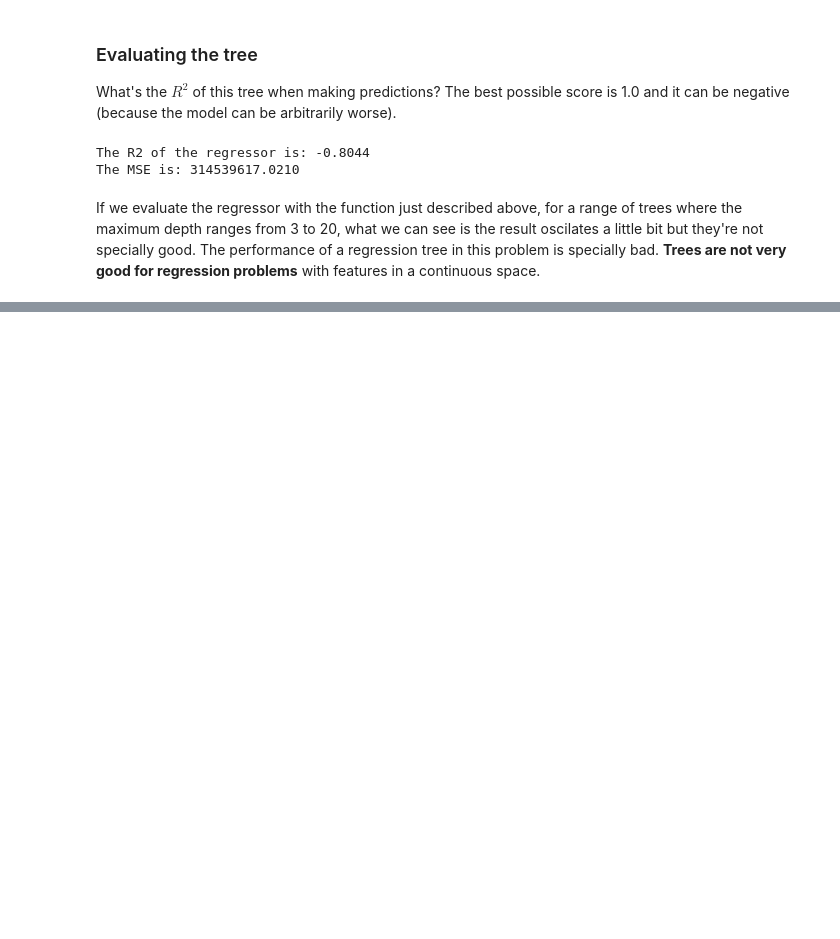
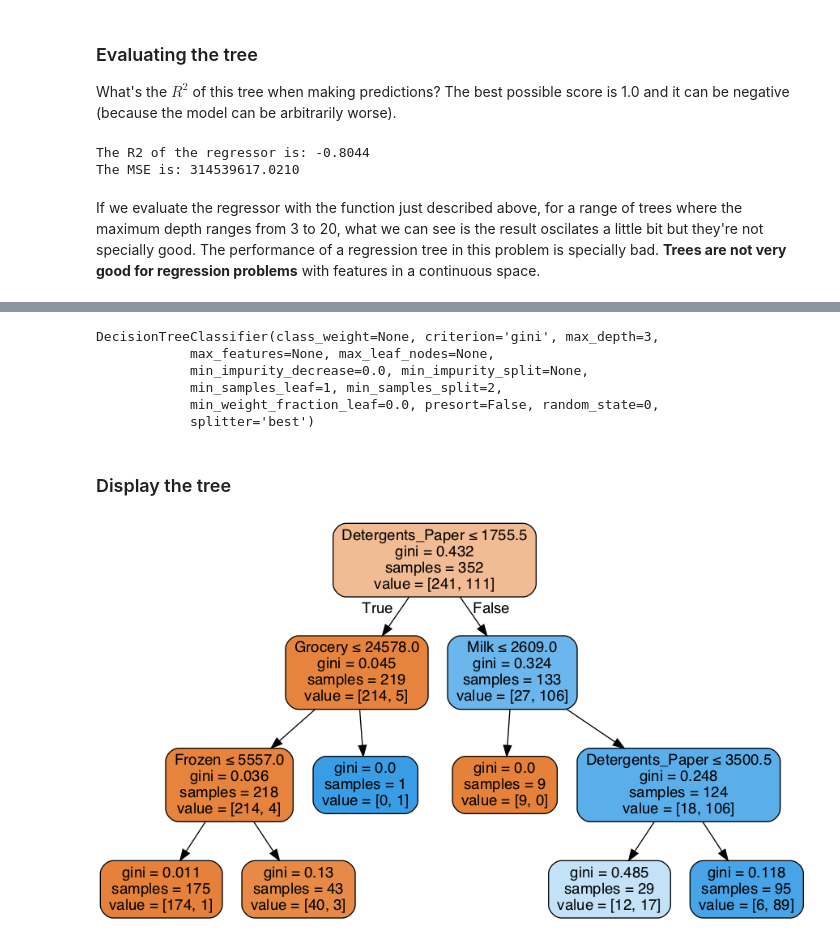
Before and after one commit to renero/uah, a Jupyter notebook: Tree based methods.ipynb, the cells around one changed output, grey strips where cells are left out. Cells and saved outputs as stored; diff of their text form; code cells hidden in the pictures; blank space fills up the shorter version.

```diff
--- a/Tree based methods.ipynb
+++ b/Tree based methods.ipynb
@@ -252,0 +269,22 @@ plt.show()
+# %%
+data_url = 'https://archive.ics.uci.edu/ml/machine-learning-databases/00292/Wholesale%20customers%20data.csv'
+wholesale = Dataset(data_url)
+wholesale.target('Channel')
+
+X, Y = Split.split(wholesale.data, wholesale.target)
+
+classifier = DecisionTreeClassifier(random_state=0, max_depth=3)
+classifier.fit(X.train, Y.train)
+# %% [output]
+DecisionTreeClassifier(class_weight=None, criterion='gini', max_depth=3,
+            max_features=None, max_leaf_nodes=None,
+            min_impurity_decrease=0.0, min_impurity_split=None,
+            min_samples_leaf=1, min_samples_split=2,
+            min_weight_fraction_leaf=0.0, presort=False, random_state=0,
+            splitter='best')
+# %% [markdown]
+### Display the tree
+# %%
+display_tree(classifier, wholesale.features)
+# %% [output]
+[figure, added]
```
Also changed, not shown: parts of 12 cells of this notebook.
